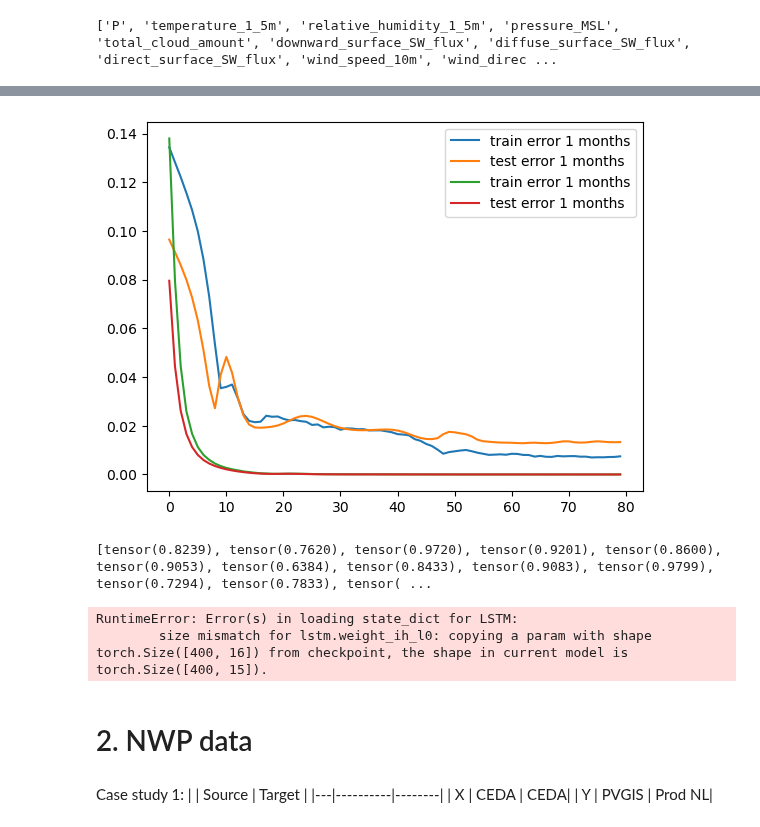
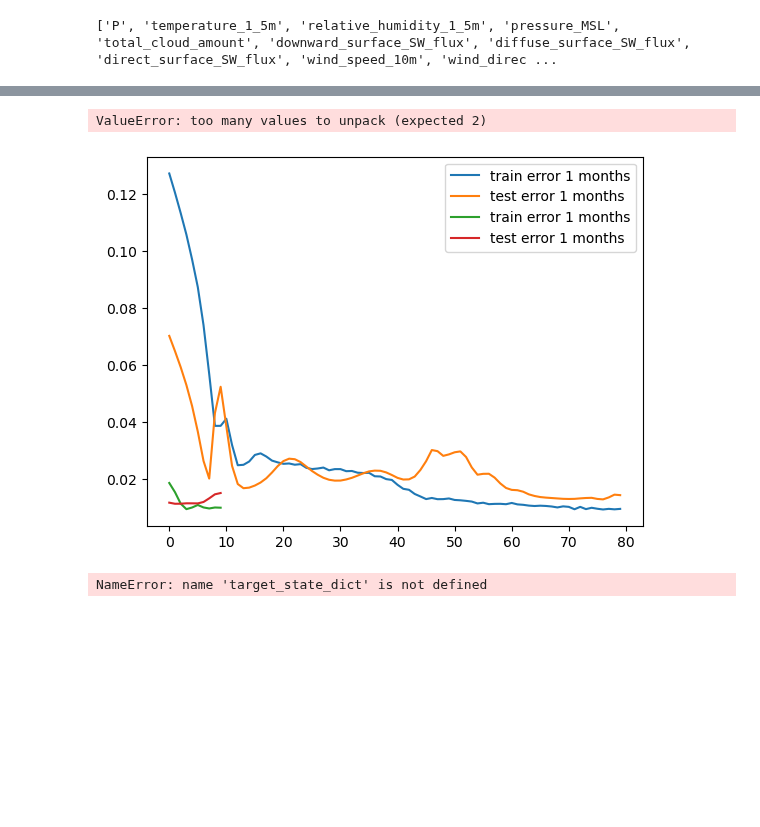
Before and after one commit to RobbeVDE/SolNet-2, a Jupyter notebook: main.ipynb, the cells around one changed output, grey strips where cells are left out. Cells and saved outputs as stored; diff of their text form; code cells hidden in the pictures; blank space fills up the shorter version.

```diff
--- a/main.ipynb
+++ b/main.ipynb
@@ -23,14 +26,8 @@ eval_month = pd.date_range("2020-08-01", "2020-08-31 23:00", tz="UTC", freq='h')
 openmeteo = pd.read_pickle("Data/openmeteo.pickle")
 
 pvgis = pd.read_pickle('Data/PVGIS.pickle')
-pvgis = pvgis.xs('P', axis=1)
-pvgis = pvgis["2016-05-01":"2020-12-31"]
-pvgis = pvgis.tz_localize("UTC")
 
-CEDA = pd.read_pickle("CEDA_data.pickle")
-CEDA_range = pd.date_range(CEDA.index.min()-pd.Timedelta('1h'), CEDA.index.max(), freq='h')
-CEDA = CEDA.drop_duplicates(keep='first')
-CEDA = CEDA.reindex(index=CEDA_range, method='nearest')
+CEDA = pd.read_pickle("CEDA_dataNL.pickle")
 
 meteo2CEDA = {'temperature_2m' :'temperature_1_5m',
               "relative_humidity_2m":"relative_humidity_1_5m",
@@ -43,4 +40,3 @@ meteo2CEDA = {'temperature_2m' :'temperature_1_5m',
               "wind_direction_10m": "wind_direction_10m"
               }
 openmeteo = openmeteo.rename(columns=meteo2CEDA)
-print(CEDA.info())
@@ -119,5 +220,4 @@ eval_power.head()
 # %%
-from Data.Featurisation import Featurisation
 # SOURCE DATA
 data = pd.merge(pvgis, openmeteo, left_index=True, right_index=True)
 
@@ -134,33 +234,6 @@ data.data = data.cyclic_angle('wind_direction_10m')
 source_dataset = data.data[0]
 if month_data:
     source_dataset = source_dataset[source_dataset.index.isin(month_range)]
-
-
-#TARGET DATASET
-target_dataset = pd.merge(target_power, target_CEDA, left_index=True, right_index=True, how='inner')
-data = [target_dataset] # Put it in a list to work with featurisation object
-
-#2. Featurise data & ready for training & testing 7
-data = Featurisation(data)
-data.data = data.cyclic_features()
-data.data = data.add_shift('P')
-data.data = data.cyclic_angle('wind_direction_10m')
-
-target_dataset = data.data[0]
-target_dataset = target_dataset.reindex(index=pd.Index(target_month), method='nearest')
-
-## EVALUATION DATASET
-eval_dataset = pd.merge(eval_power, eval_CEDA, left_index=True, right_index=True, how='inner')
-data = [eval_dataset] # Put it in a list to work with featurisation object
-
-#2. Featurise data & ready for training & testing 7
-data = Featurisation(data)
-data.data = data.cyclic_features()
-data.data = data.add_shift('P')
-data.data = data.cyclic_angle('wind_direction_10m')
-
-eval_dataset = data.data[0]
-eval_dataset = eval_dataset.reindex(index=pd.Index(eval_month), method='nearest')
 # %%
 # P = source_dataset['P']
 # P_24h= source_dataset["P_24h_shift"]
@@ -176,7 +249,7 @@ print(source_features)
 # %% [output]
 ['P', 'temperature_1_5m', 'relative_humidity_1_5m', 'pressure_MSL', 'total_cloud_amount', 'downward_surface_SW_flux', 'diffuse_surface_SW_flux', 'direct_surface_SW_flux', 'wind_speed_10m', 'wind_direc ...
 # %%
-source_state_dict, target_state_dict = forecast_maker(source_dataset, target_dataset, tuning_method, source_features)
+source_state_dict, target_state_dict = forecast_maker(source_dataset, target_dataset, tuning_method, source_features, eval_dataset)
 # %% [output]
 Shape of data:  torch.Size([24, 24, 16]) torch.Size([6, 24, 16]) torch.Size([24, 24, 1]) torch.Size([6, 24, 1])
 LSTM(
@@ -198,27 +271,10 @@ Best Epoch: 79
+ValueError: too many values to unpack (expected 2)
-[figure, old version]
+[figure, new version]
 # %%
 #Check data leakage (not robust lol)
-input_weights = [0]*14
-for i in range(0,14):
-    input_weights[i] = abs(target_state_dict['lstm.weight_ih_l0'][i]).sum()
+input_weights = [0]*16
+for i in range(0,16):
+    input_weights[i] = abs(target_state_dict['lstm.weight_ih_l0'][:,i]).sum()
 print(input_weights)
 # %% [output]
-[tensor(0.8239), tensor(0.7620), tensor(0.9720), tensor(0.9201), tensor(0.8600), tensor(0.9053), tensor(0.6384), tensor(0.8433), tensor(0.9083), tensor(0.9799), tensor(0.7294), tensor(0.7833), tensor( ...
+NameError: name 'target_state_dict' is not defined
-# %%
-input_size = len(source_features)-1
-fit_model = LSTM(input_size,hidden_size,num_layers, forecast_period, dropout).to(device)
-fit_model.load_state_dict(target_state_dict)
-predict_day = pd.date_range("2022-08-01", "2022-08-01 23:00", freq='h', tz='UTC')
-X = CEDA[CEDA.index.isin(predict_day)]
-fit_model()
-# %% [output]
-RuntimeError: Error(s) in loading state_dict for LSTM:
-        size mismatch for lstm.weight_ih_l0: copying a param with shape torch.Size([400, 16]) from checkpoint, the shape in current model is torch.Size([400, 15]).
-# %% [markdown]
-# 2. NWP data
-# %% [markdown]
-Case study 1:
-|   | Source   | Target |
-|---|----------|--------|
-| X | CEDA | CEDA|
-| Y | PVGIS    | Prod NL|
```
Also changed, not shown: parts of 19 cells of this notebook, 22 other files.
